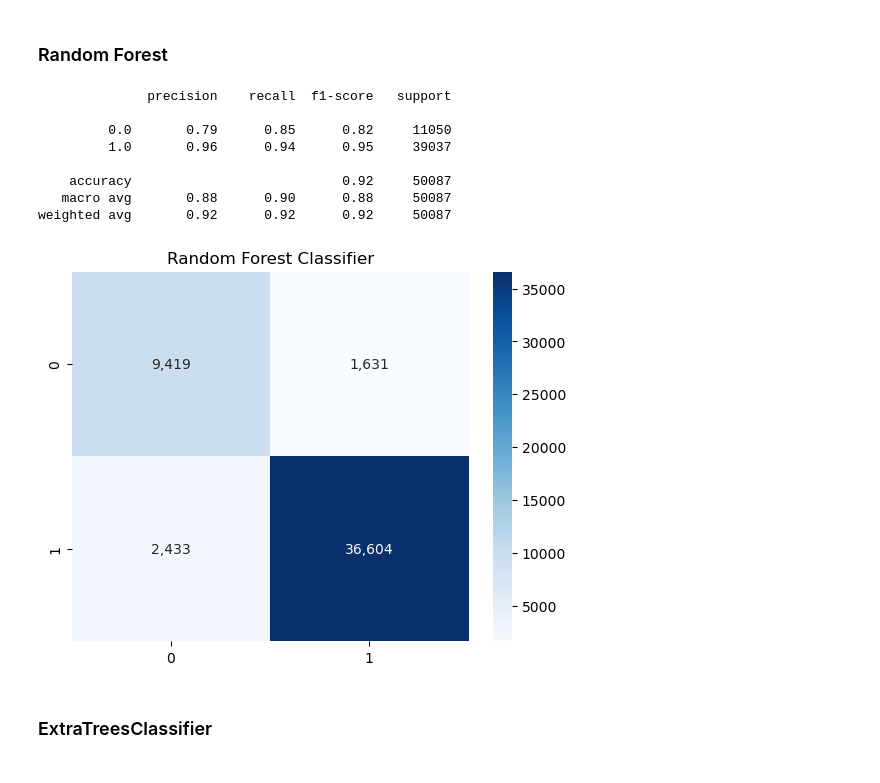
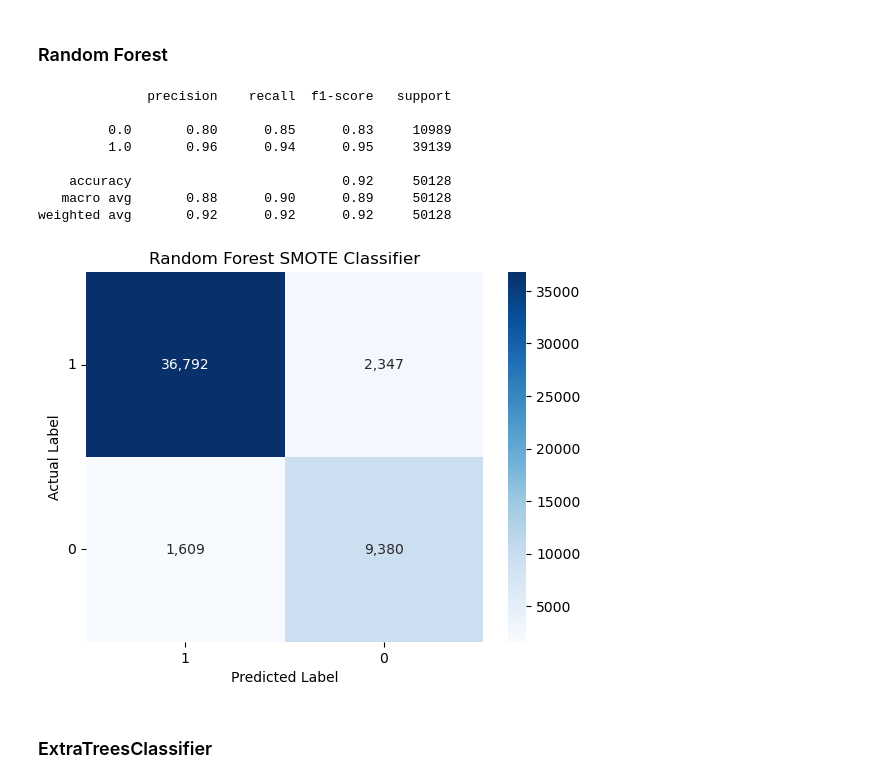
Before and after one commit to gianlucarea/weather-delay, a Jupyter notebook: code/04-smote.ipynb, the cells around one changed output. Cells and saved outputs as stored; diff of their text form; code cells hidden in the pictures.

```diff
--- a/code/04-smote.ipynb
+++ b/code/04-smote.ipynb
@@ -28,11 +28,11 @@ from imblearn.over_sampling import SMOTE
 # %%
 df_classification = pd.read_csv("../processed_files/df_for_ml.csv", index_col=[0])
 # %%
-df_classification = df_classification.drop(['ritardo_arrivo'], axis=1)
+df_classification = df_classification.drop(['arrival_delay'], axis=1)
 # %% [markdown]
 ## Getting Ready
 # %%
-X_train, X_test, y_train, y_test = train_test_split(df_classification.loc[:, df_classification.columns != "isArrivoRitardo"].values , df_classification["isArrivoRitardo"].values , test_size=0.20, random_state=1)
+X_train, X_test, y_train, y_test = train_test_split(df_classification.loc[:, df_classification.columns != "isArrivalDelay"].values , df_classification["isArrivalDelay"].values , test_size=0.20, random_state=1)
 print(f"X_train shape: {X_train.shape} | X_test shape: {X_test.shape}")
 print(f"y_train shape: {y_train.shape} | y_test shape: {y_test.shape}")
 # %% [output]
@@ -101,30 +106,35 @@ weighted avg       0.89      0.89      0.89     50087
 # %%
 model = RandomForestClassifier(n_jobs=-1)
 
 model.fit(X_train, y_train)
 joblib.dump(model, "./models/smote/RandomForestClassifier.joblib")
 #model = joblib.load("./models/smote/RandomForestClassifier.joblib")
 y_pred = model.predict(X_test)
 print(classification_report(y_test, y_pred))
 
 cf_matrix = confusion_matrix(y_test, y_pred )
 sns.heatmap(cf_matrix, annot=True  , cmap='Blues', fmt=',d')
-plt.title("Random Forest Classifier")
+plt.ylim(0,2)
+plt.xlim(2,0)
+plt.xlabel("Predicted Label")
+plt.ylabel("Actual Label")
+plt.yticks(rotation=0)
+plt.title("Random Forest SMOTE Classifier")
 plt.savefig("../images/smote_images/RandomForestClassifier_smote.png")
 
 # Clean Memory
 del model
 del y_pred
 # %% [output]
               precision    recall  f1-score   support
 
-         0.0       0.79      0.85      0.82     11050
-         1.0       0.96      0.94      0.95     39037
+         0.0       0.80      0.85      0.83     10989
+         1.0       0.96      0.94      0.95     39139
 
-    accuracy                           0.92     50087
-   macro avg       0.88      0.90      0.88     50087
-weighted avg       0.92      0.92      0.92     50087
+    accuracy                           0.92     50128
+   macro avg       0.88      0.90      0.89     50128
+weighted avg       0.92      0.92      0.92     50128
-[figure, old version]
+[figure, new version]
 # %% [markdown]
 ### ExtraTreesClassifier
 # %%
```
Also changed, not shown: parts of 8 cells of this notebook, 14 other files.
